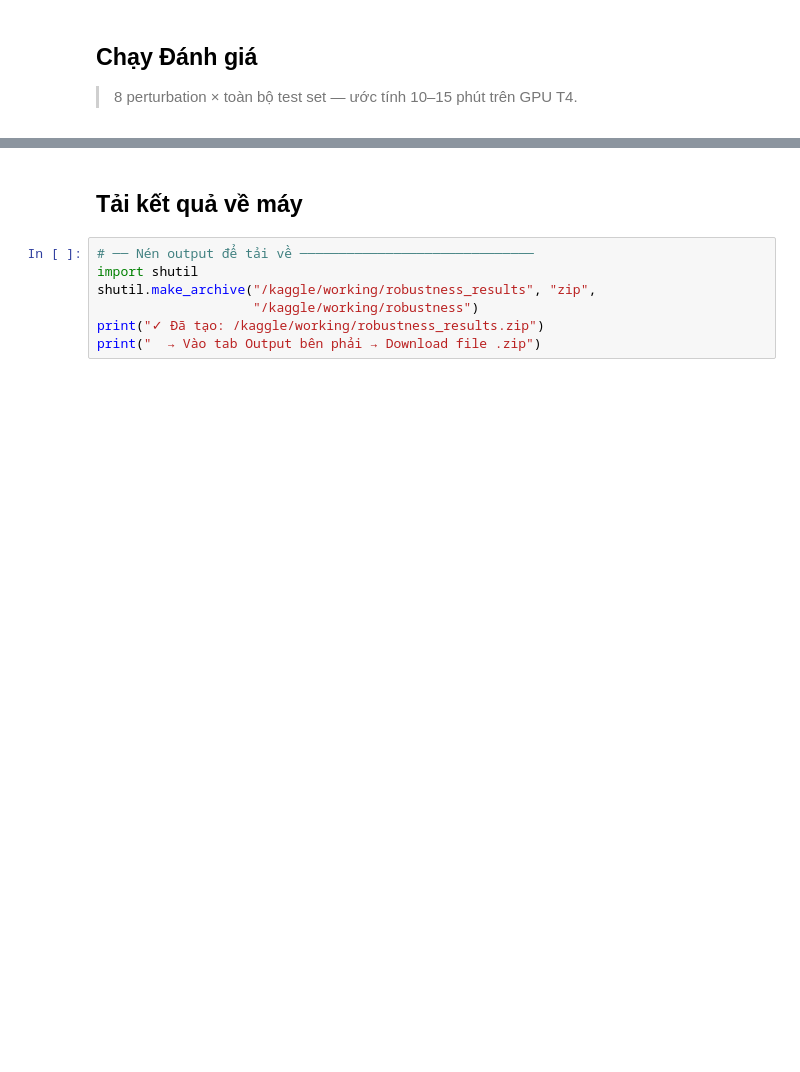
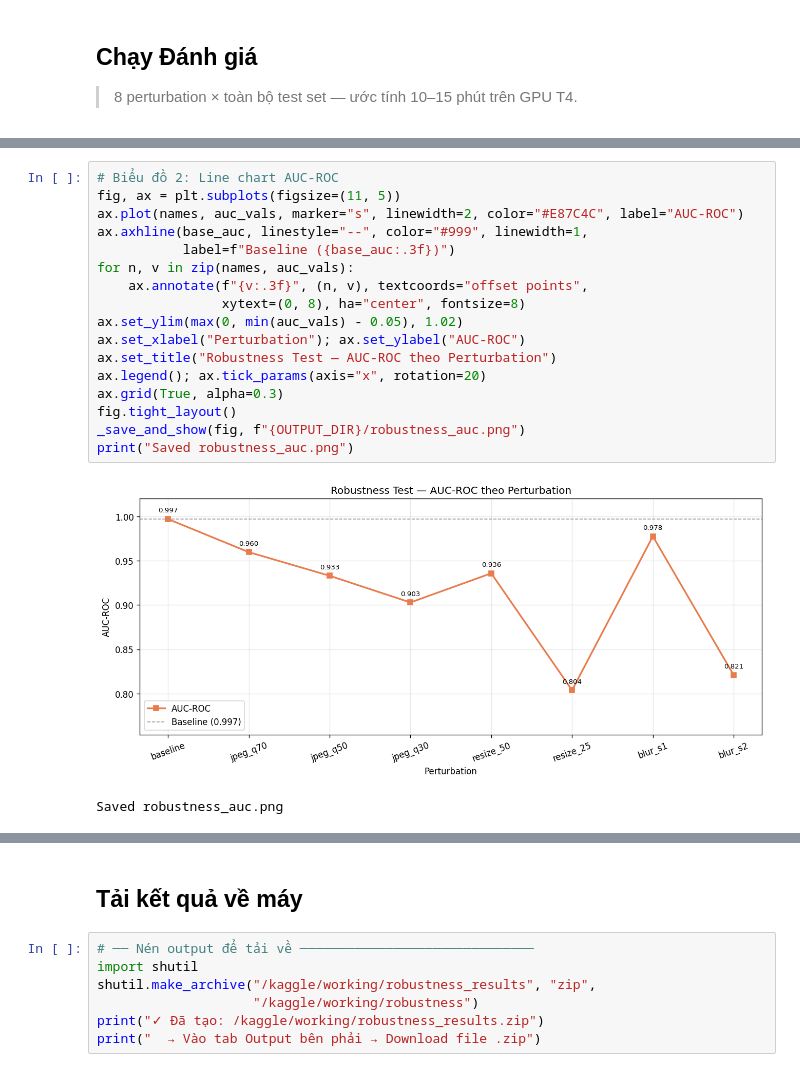
Before and after one commit to UIT-June-2025-Nhom-8/DS200.F21.CN2.BigData, a Jupyter notebook: notebooks/04-robustness-test-kaggle.ipynb, the cells around one changed output, grey strips where cells are left out. Cells and saved outputs as stored; diff of their text form; blank space fills up the shorter version.

```diff
--- a/notebooks/04-robustness-test-kaggle.ipynb
+++ b/notebooks/04-robustness-test-kaggle.ipynb
@@ -375,0 +463,20 @@ Danh sách file:
+# %%
+# Biểu đồ 2: Line chart AUC-ROC
+fig, ax = plt.subplots(figsize=(11, 5))
+ax.plot(names, auc_vals, marker="s", linewidth=2, color="#E87C4C", label="AUC-ROC")
+ax.axhline(base_auc, linestyle="--", color="#999", linewidth=1,
+           label=f"Baseline ({base_auc:.3f})")
+for n, v in zip(names, auc_vals):
+    ax.annotate(f"{v:.3f}", (n, v), textcoords="offset points",
+                xytext=(0, 8), ha="center", fontsize=8)
+ax.set_ylim(max(0, min(auc_vals) - 0.05), 1.02)
+ax.set_xlabel("Perturbation"); ax.set_ylabel("AUC-ROC")
+ax.set_title("Robustness Test — AUC-ROC theo Perturbation")
+ax.legend(); ax.tick_params(axis="x", rotation=20)
+ax.grid(True, alpha=0.3)
+fig.tight_layout()
+_save_and_show(fig, f"{OUTPUT_DIR}/robustness_auc.png")
+print("Saved robustness_auc.png")
+# %% [output]
+[figure, added]
+Saved robustness_auc.png
```
Also changed, not shown: parts of 17 cells of this notebook, 20 other files.
